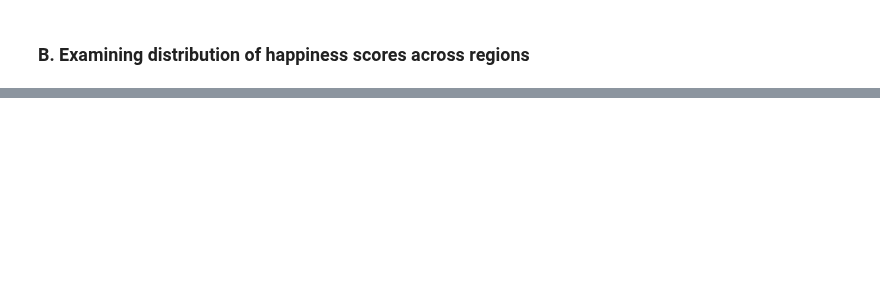
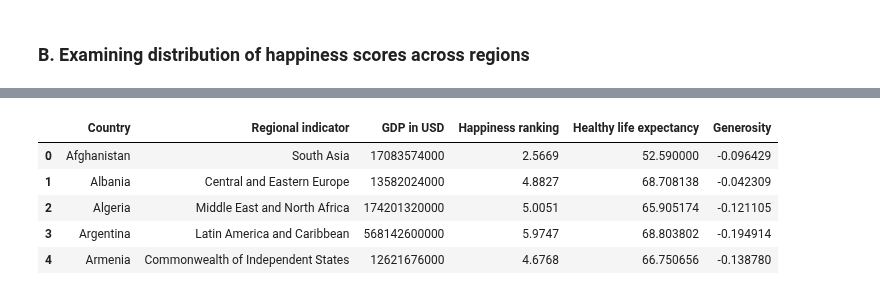
Before and after one commit to anikaarevalo/Happiness_and_world_economy_2021, a Jupyter notebook: Happiness_and_GDP_2021.ipynb, the cells around one changed output, grey strips where cells are left out. Cells and saved outputs as stored; diff of their text form; code cells hidden in the pictures; blank space fills up the shorter version.

```diff
--- a/Happiness_and_GDP_2021.ipynb
+++ b/Happiness_and_GDP_2021.ipynb
@@ -604,0 +599,25 @@ The correlation between happiness scores and GDP per capita in 2021 is roughly 0
+# %%
+def merge_and_select_columns(df1, df2, on_column, columns):
+    merged_df = pd.merge(df1, df2, on=on_column, how='inner')
+    result_df = merged_df[columns].copy()
+
+    for column in columns[1:]:
+        result_df[column] = merged_df[column].copy()
+
+    return result_df
+
+# Merging 'gdp_2021' and 'new_happiness_2021' dataframes
+# retaining and transforming some columns
+columns_to_select = ['Country', 'Regional indicator', 'GDP in USD', 'Happiness ranking', 'Healthy life expectancy', 'Generosity']
+
+happiness_gdp_2021 = merge_and_select_columns(gdp_2021, new_happiness_2021, 'Country', columns_to_select)
+
+# Displaying the resulting dataframe
+happiness_gdp_2021.head()
+# %% [output]
+|  | Country | Regional indicator | GDP in USD | Happiness ranking | Healthy life expectancy | Generosity |
+| 0 | Afghanistan | South Asia | 17083574000 | 2.5669 | 52.590000 | -0.096429 |
+| 1 | Albania | Central and Eastern Europe | 13582024000 | 4.8827 | 68.708138 | -0.042309 |
+| 2 | Algeria | Middle East and North Africa | 174201320000 | 5.0051 | 65.905174 | -0.121105 |
+| 3 | Argentina | Latin America and Caribbean | 568142600000 | 5.9747 | 68.803802 | -0.194914 |
+| 4 | Armenia | Commonwealth of Independent States | 12621676000 | 4.6768 | 66.750656 | -0.138780 |
```
Also changed, not shown: parts of 81 cells of this notebook.
